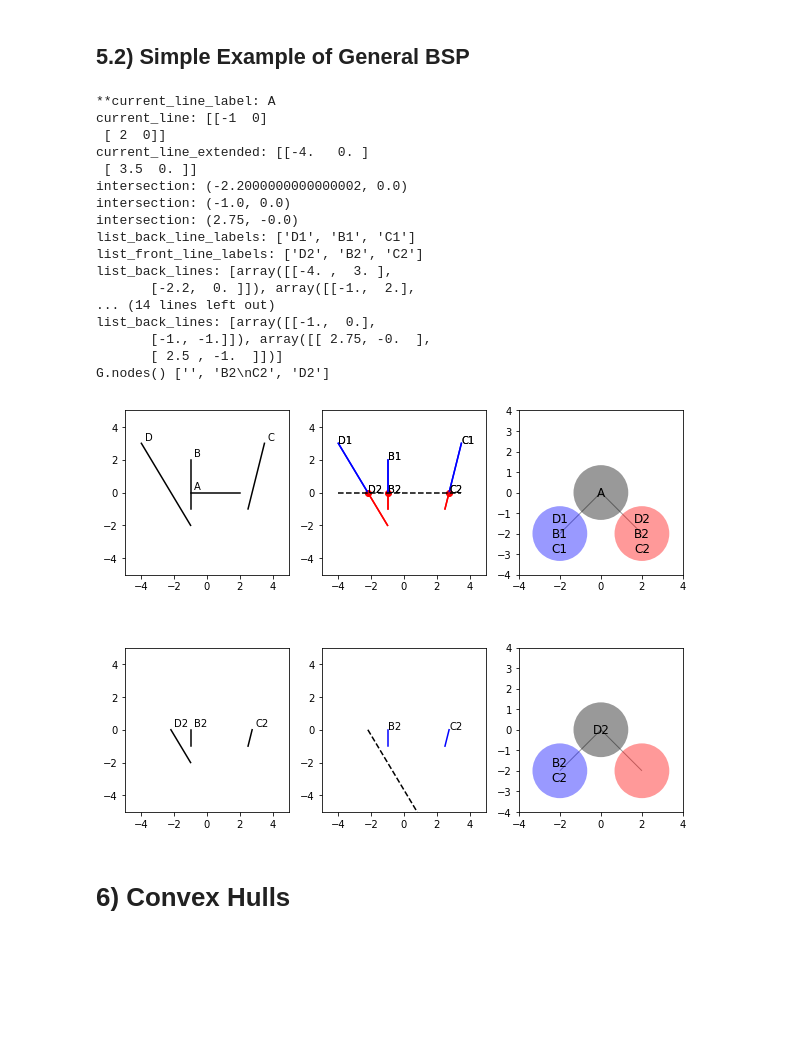
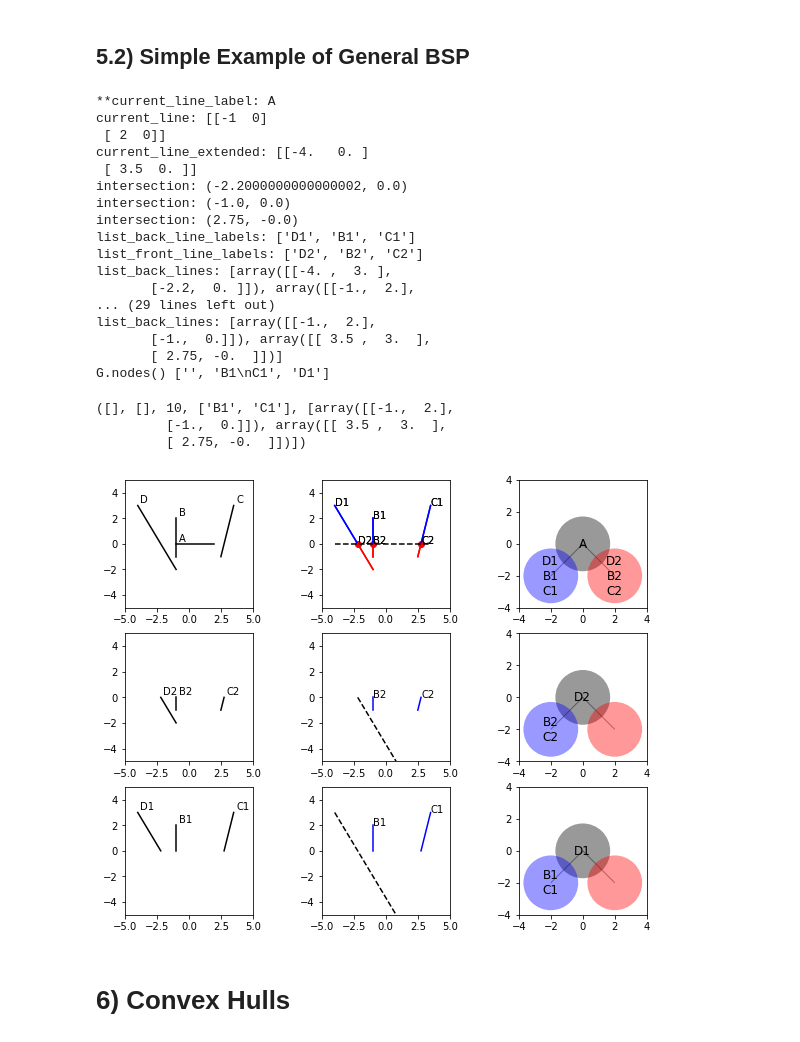
Before and after one commit to tylerjereddy/pycon-2017, a Jupyter notebook: mastering_scipy_spatial.ipynb, the cells around one changed output. Cells and saved outputs as stored; diff of their text form; code cells hidden in the pictures; blank space fills up the shorter version.

Commit message:
BSP example: added a third row of plots for the split around D1.

```diff
--- a/mastering_scipy_spatial.ipynb
+++ b/mastering_scipy_spatial.ipynb
@@ -609,7 +609,7 @@ def recursive_BSP(list_lines, line_labels, current_node_index=2, fig=fig, curr_p
     the Painter's algorithm in computer graphics, though in practice there are more details to handle.'''
     G = nx.Graph()
     G.clear()
-    ax = fig.add_subplot(2,3,curr_plot)
+    ax = fig.add_subplot(3,3,curr_plot)
     for line, label in zip(list_lines, line_labels):
         ax.plot(line[...,0],
                 line[...,1],
@@ -669,7 +669,7 @@ def recursive_BSP(list_lines, line_labels, current_node_index=2, fig=fig, curr_p
         return x, y
 
     curr_plot += 1
-    ax = fig.add_subplot(2,3,curr_plot)
+    ax = fig.add_subplot(3,3,curr_plot)
     ax.set_aspect('equal')
     list_back_lines = []
     list_front_lines = []
@@ -755,7 +755,7 @@ def recursive_BSP(list_lines, line_labels, current_node_index=2, fig=fig, curr_p
         ls='dashed',
         c='k')
     curr_plot += 1
-    ax = fig.add_subplot(2,3,curr_plot)
+    ax = fig.add_subplot(3,3,curr_plot)
     ax.set_aspect('equal')
     ax.set_xlim(-4,4)
     ax.set_ylim(-4,4)
@@ -776,45 +776,55 @@ def recursive_BSP(list_lines, line_labels, current_node_index=2, fig=fig, curr_p
                      pos=pos,
                      ax=ax,
                      nodelist=[current_line_label,
                                front_node_labels,
                                back_node_labels],
                      node_size=3000,
                      node_color=colors,
                      linewidths=0,
                      alpha=0.4,
                      fontsize=12)
 
     print('list_back_line_labels:', list_back_line_labels)
     print('list_front_line_labels:', list_front_line_labels)
     print('list_back_lines:', list_back_lines)
     print('G.nodes()', G.nodes())
     curr_plot += 1
-    return list_front_line_labels, list_front_lines, curr_plot
+    return list_front_line_labels, list_front_lines, curr_plot, list_back_line_labels, list_back_lines
 
-list_front_line_labels, list_front_lines, curr_plot = recursive_BSP(list_lines, line_labels)
-list_front_line_labels, list_front_lines, curr_plot = recursive_BSP(list_lines=list_front_lines,
-                                                                    line_labels=list_front_line_labels,
-                                                                    current_node_index=0,
-                                                                    curr_plot=curr_plot)
+list_front_line_labels, list_front_lines, curr_plot,\
+list_back_line_labels, list_back_lines = recursive_BSP(list_lines, line_labels)
+
+curr_plot = recursive_BSP(list_lines=list_front_lines,
+                          line_labels=list_front_line_labels,
+                          current_node_index=0,
+                          curr_plot=curr_plot)[2]
+
+recursive_BSP(list_lines=list_back_lines,
+              line_labels=list_back_line_labels,
+              current_node_index=0,
+              curr_plot=curr_plot)
 # %% [output]
 **current_line_label: A
 current_line: [[-1  0]
  [ 2  0]]
 current_line_extended: [[-4.   0. ]
  [ 3.5  0. ]]
 intersection: (-2.2000000000000002, 0.0)
 intersection: (-1.0, 0.0)
 intersection: (2.75, -0.0)
 list_back_line_labels: ['D1', 'B1', 'C1']
 list_front_line_labels: ['D2', 'B2', 'C2']
 list_back_lines: [array([[-4. ,  3. ],
        [-2.2,  0. ]]), array([[-1.,  2.],
-... (14 lines left out)
-list_back_lines: [array([[-1.,  0.],
-       [-1., -1.]]), array([[ 2.75, -0.  ],
-       [ 2.5 , -1.  ]])]
-G.nodes() ['', 'B2\nC2', 'D2']
+... (29 lines left out)
+list_back_lines: [array([[-1.,  2.],
+       [-1.,  0.]]), array([[ 3.5 ,  3.  ],
+       [ 2.75, -0.  ]])]
+G.nodes() ['', 'B1\nC1', 'D1']
+([], [], 10, ['B1', 'C1'], [array([[-1.,  2.],
+         [-1.,  0.]]), array([[ 3.5 ,  3.  ],
+         [ 2.75, -0.  ]])])
-[figure, old version]
+[figure, new version]
 # %% [markdown]
 # 6) Convex Hulls
 # %% [markdown]
```
